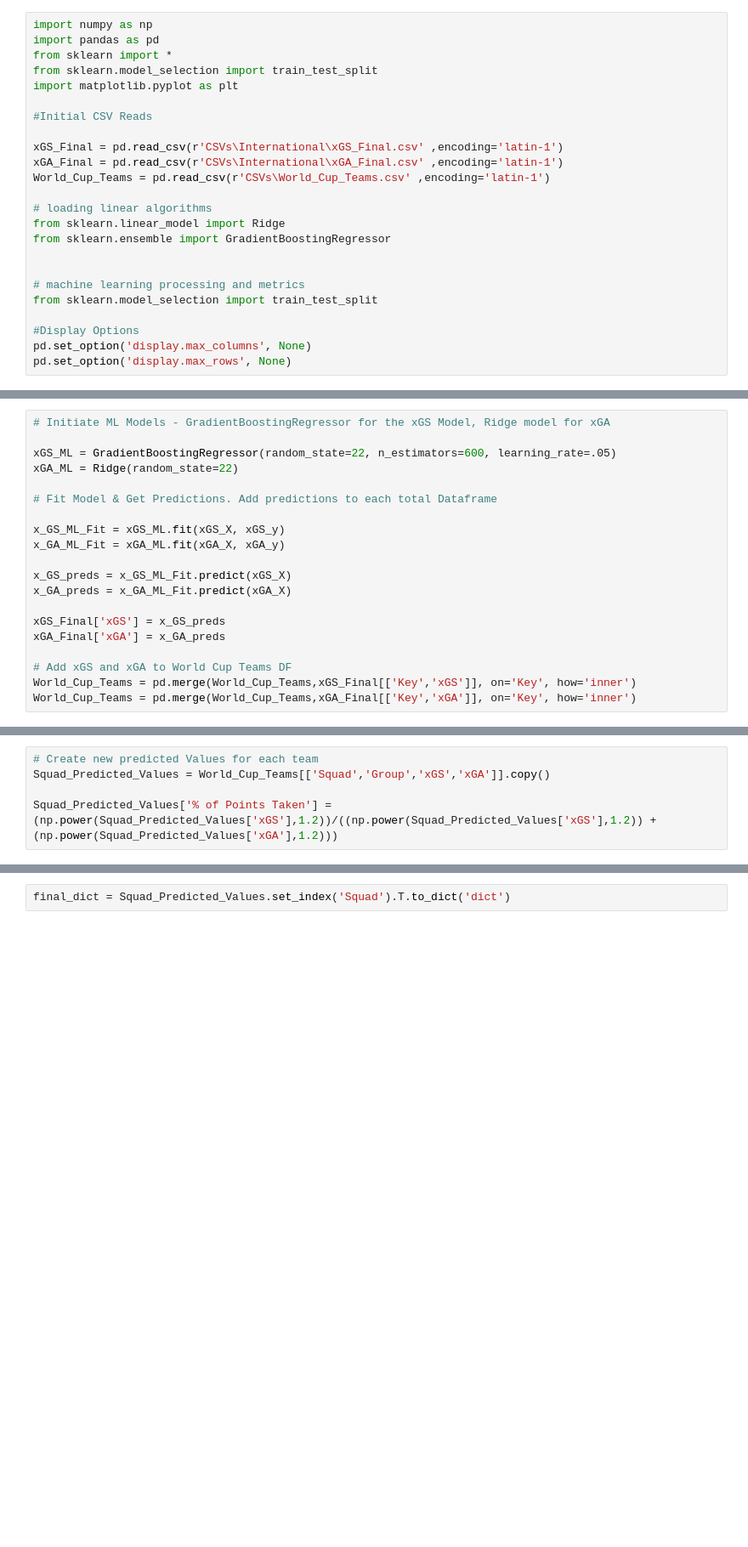
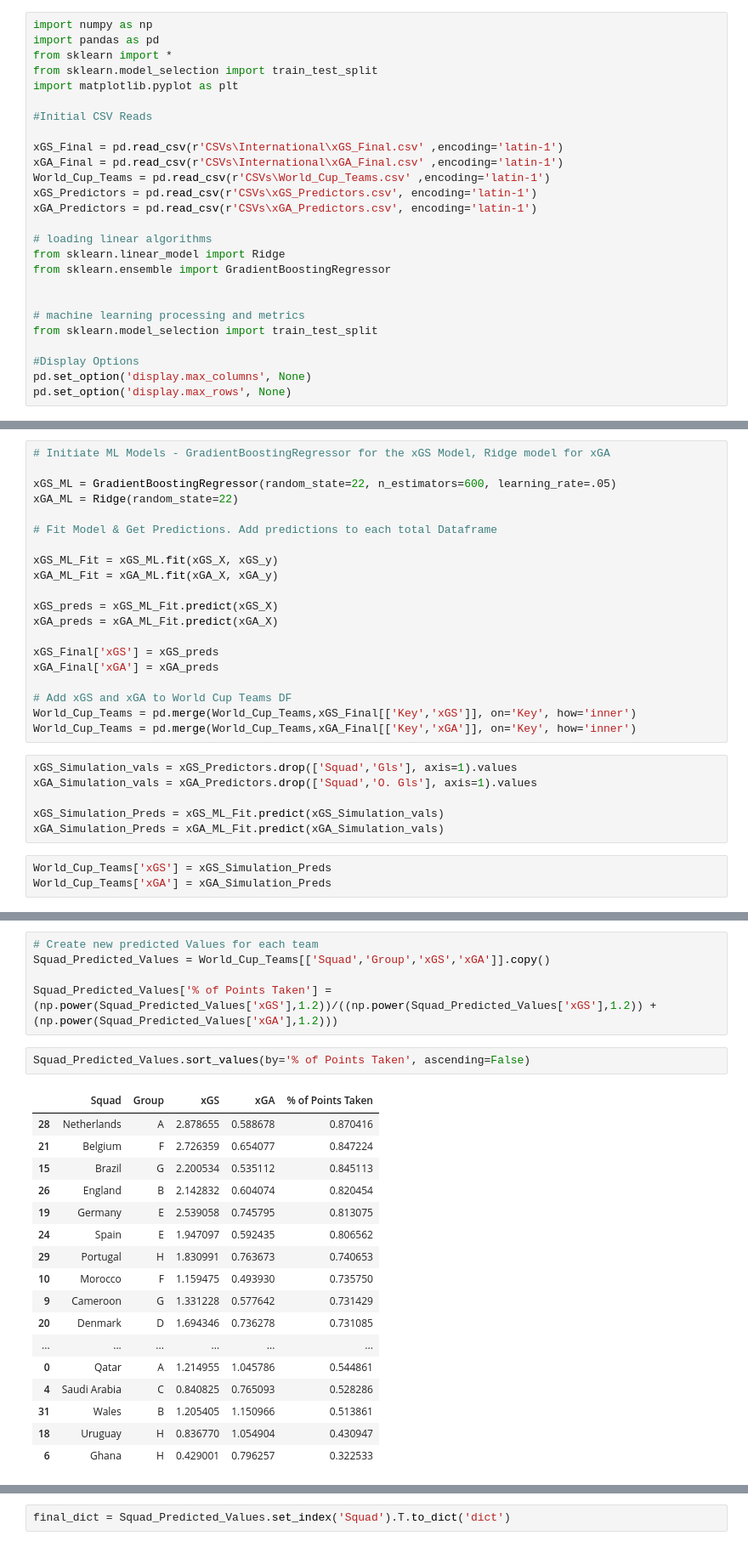
Before and after one commit to matthallman/uofm_data_capstone_worldcup, a Jupyter notebook: ML_Model_Data/Final ML Models.ipynb, the cells around one changed output, grey strips where cells are left out. Shown: that part at 85% size. Cells and saved outputs as stored; diff of their text form; blank space fills up the shorter version.

Commit message:
Changed Squad Prediction Values
Now using a weighted average of team's performance across recent tournaments rather than just in the last tournament,

```diff
--- a/ML_Model_Data/Final ML Models.ipynb
+++ b/ML_Model_Data/Final ML Models.ipynb
@@ -10,6 +10,8 @@ import matplotlib.pyplot as plt
 xGS_Final = pd.read_csv(r'CSVs\International\xGS_Final.csv' ,encoding='latin-1')
 xGA_Final = pd.read_csv(r'CSVs\International\xGA_Final.csv' ,encoding='latin-1')
 World_Cup_Teams = pd.read_csv(r'CSVs\World_Cup_Teams.csv' ,encoding='latin-1')
+xGS_Predictors = pd.read_csv(r'CSVs\xGS_Predictors.csv', encoding='latin-1')
+xGA_Predictors = pd.read_csv(r'CSVs\xGA_Predictors.csv', encoding='latin-1')
 
 # loading linear algorithms
 from sklearn.linear_model import Ridge
@@ -44,15 +46,24 @@ xGA_ML = Ridge(random_state=22)
 
 # Fit Model & Get Predictions. Add predictions to each total Dataframe
 
-x_GS_ML_Fit = xGS_ML.fit(xGS_X, xGS_y)
-x_GA_ML_Fit = xGA_ML.fit(xGA_X, xGA_y)
+xGS_ML_Fit = xGS_ML.fit(xGS_X, xGS_y)
+xGA_ML_Fit = xGA_ML.fit(xGA_X, xGA_y)
 
-x_GS_preds = x_GS_ML_Fit.predict(xGS_X)
-x_GA_preds = x_GA_ML_Fit.predict(xGA_X)
+xGS_preds = xGS_ML_Fit.predict(xGS_X)
+xGA_preds = xGA_ML_Fit.predict(xGA_X)
 
-xGS_Final['xGS'] = x_GS_preds
-xGA_Final['xGA'] = x_GA_preds
+xGS_Final['xGS'] = xGS_preds
+xGA_Final['xGA'] = xGA_preds
 
 # Add xGS and xGA to World Cup Teams DF
 World_Cup_Teams = pd.merge(World_Cup_Teams,xGS_Final[['Key','xGS']], on='Key', how='inner')
 World_Cup_Teams = pd.merge(World_Cup_Teams,xGA_Final[['Key','xGA']], on='Key', how='inner')
+# %%
+xGS_Simulation_vals = xGS_Predictors.drop(['Squad','Gls'], axis=1).values
+xGA_Simulation_vals = xGA_Predictors.drop(['Squad','O. Gls'], axis=1).values
+
+xGS_Simulation_Preds = xGS_ML_Fit.predict(xGS_Simulation_vals)
+xGA_Simulation_Preds = xGA_ML_Fit.predict(xGA_Simulation_vals)
+# %%
+World_Cup_Teams['xGS'] = xGS_Simulation_Preds
+World_Cup_Teams['xGA'] = xGA_Simulation_Preds
@@ -61,5 +100,25 @@ World_Cup_Teams = pd.merge(World_Cup_Teams,xGA_Final[['Key','xGA']], on='Key', h
 Squad_Predicted_Values = World_Cup_Teams[['Squad','Group','xGS','xGA']].copy()
 
 Squad_Predicted_Values['% of Points Taken'] = (np.power(Squad_Predicted_Values['xGS'],1.2))/((np.power(Squad_Predicted_Values['xGS'],1.2)) + (np.power(Squad_Predicted_Values['xGA'],1.2)))
+# %%
+Squad_Predicted_Values.sort_values(by='% of Points Taken', ascending=False)
+# %% [output]
+|  | Squad | Group | xGS | xGA | % of Points Taken |
+| 28 | Netherlands | A | 2.878655 | 0.588678 | 0.870416 |
+| 21 | Belgium | F | 2.726359 | 0.654077 | 0.847224 |
+| 15 | Brazil | G | 2.200534 | 0.535112 | 0.845113 |
+| 26 | England | B | 2.142832 | 0.604074 | 0.820454 |
+| 19 | Germany | E | 2.539058 | 0.745795 | 0.813075 |
+| 24 | Spain | E | 1.947097 | 0.592435 | 0.806562 |
+| 29 | Portugal | H | 1.830991 | 0.763673 | 0.740653 |
+| 10 | Morocco | F | 1.159475 | 0.493930 | 0.735750 |
+| 9 | Cameroon | G | 1.331228 | 0.577642 | 0.731429 |
+| 20 | Denmark | D | 1.694346 | 0.736278 | 0.731085 |
+| ... | ... | ... | ... | ... | ... |
+| 0 | Qatar | A | 1.214955 | 1.045786 | 0.544861 |
+| 4 | Saudi Arabia | C | 0.840825 | 0.765093 | 0.528286 |
+| 31 | Wales | B | 1.205405 | 1.150966 | 0.513861 |
+| 18 | Uruguay | H | 0.836770 | 1.054904 | 0.430947 |
+| 6 | Ghana | H | 0.429001 | 0.796257 | 0.322533 |
 # %%
 # Export Predicted Values to CSV
```
Also changed, not shown: parts of 19 cells of this notebook, 11 other files.
